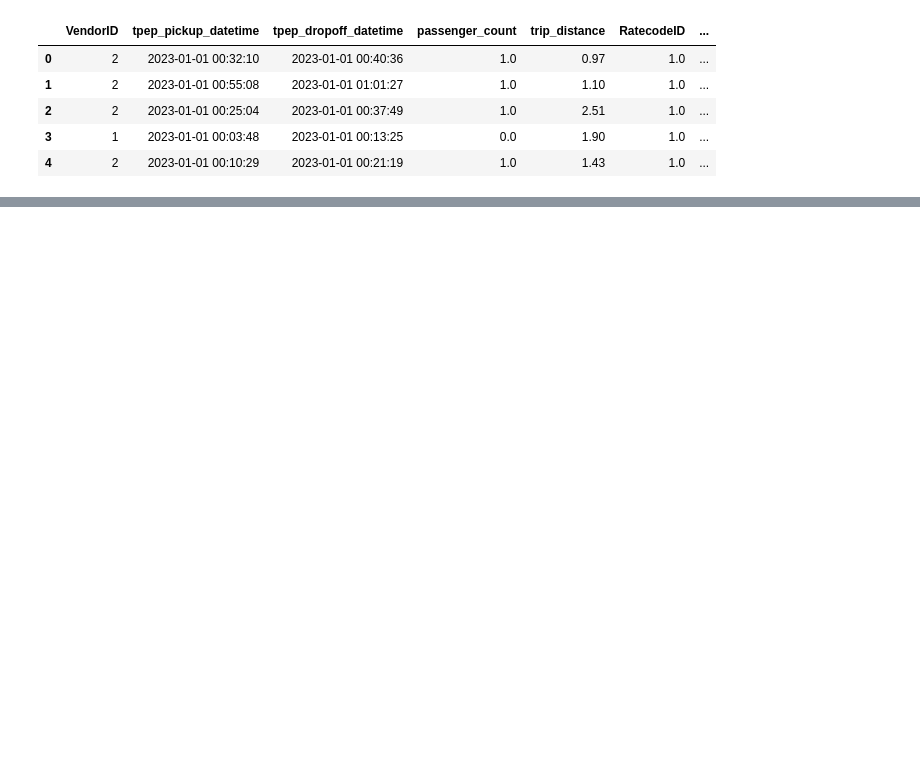
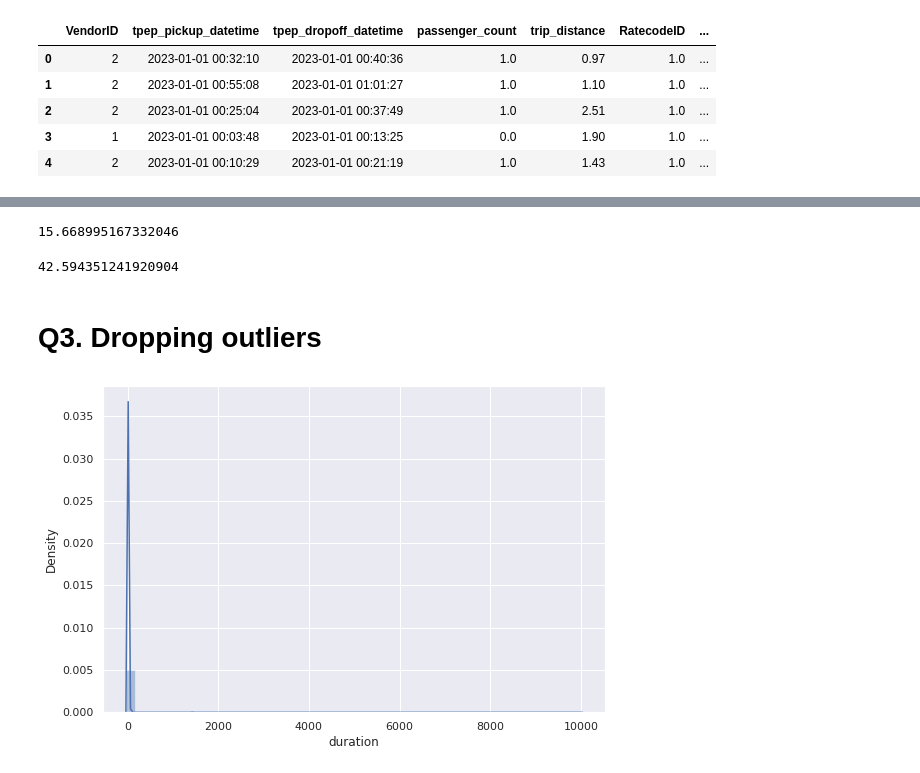
Before and after one commit to kmaiorova/mlops-zoomcamp, a Jupyter notebook: 01-intro/homework.ipynb, the cells around one changed output, grey strips where cells are left out. Saved outputs shown, nothing was run; the diff lists cells and outputs as text; code cells hidden in the pictures; blank space fills up the shorter version.

```diff
--- a/01-intro/homework.ipynb
+++ b/01-intro/homework.ipynb
@@ -1,3 +1,15 @@
 # %%
 import pandas as pd
+
+from sklearn.feature_extraction import DictVectorizer
+from sklearn.linear_model import LinearRegression
+from sklearn.metrics import mean_squared_error
+
 import sklearn
+import seaborn as sns
+import matplotlib.pyplot as plt
+
+import warnings
+warnings.filterwarnings('ignore')
+
+sns.set_theme(rc={'figure.figsize':(9, 6)})
@@ -18,0 +55,3 @@ df.head()
+# %%
+df['duration'] = df.tpep_dropoff_datetime - df.tpep_pickup_datetime
+df['duration'] = df.duration.dt.total_seconds() / 60
@@ -18,0 +74,14 @@ df.head()
+# %%
+df.duration.mean()
+# %% [output]
+15.668995167332046
+# %%
+df.duration.std()
+# %% [output]
+42.594351241920904
+# %% [markdown]
+# Q3. Dropping outliers
+# %%
+sns.distplot(df['duration']);
+# %% [output]
+[figure, added]
```
Also changed, not shown: parts of 27 cells of this notebook.
